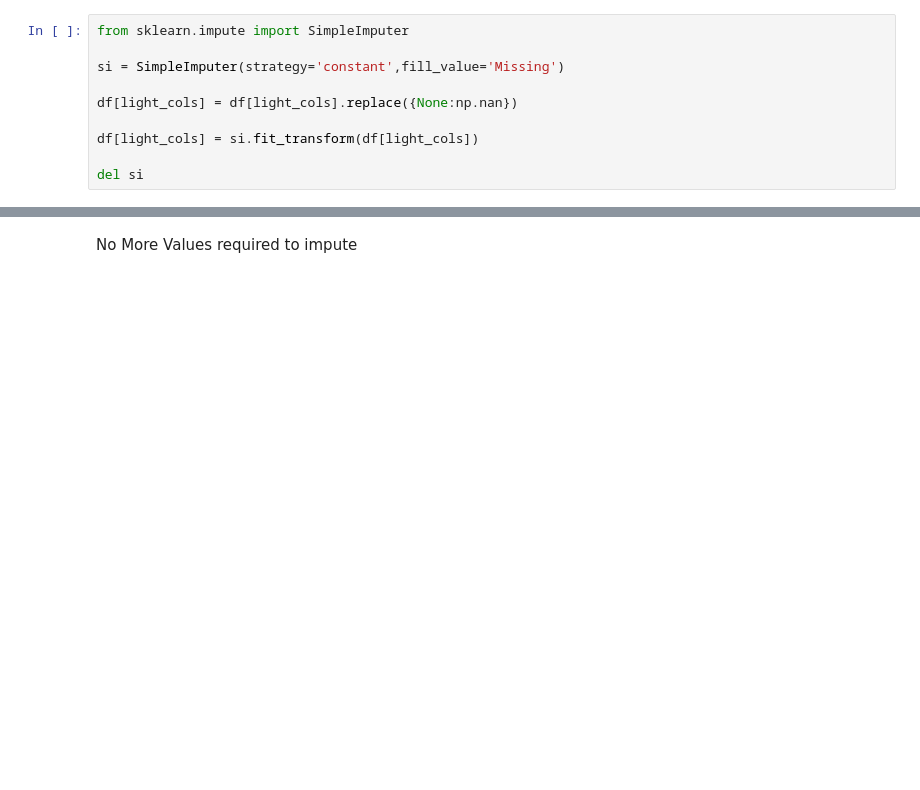
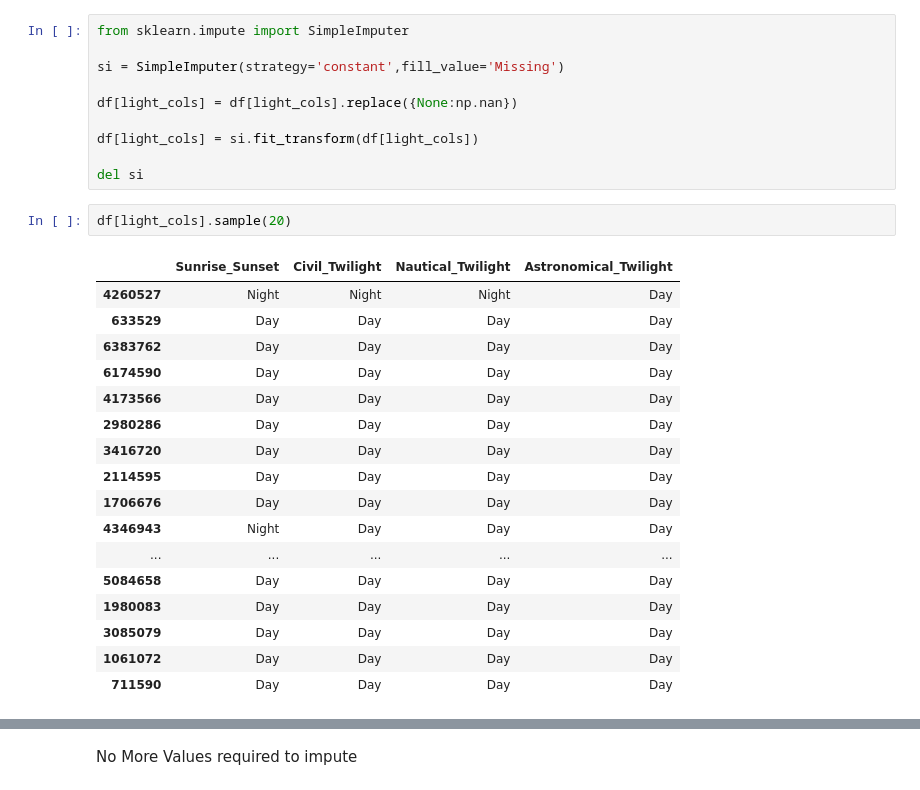
Before and after one commit to Paras-GaurLRN/US-Accidents-EDA-Ensemble-Models, a Jupyter notebook: notebooks/US Accidents - Feature Enginnering Experiments/us-accidents-feature-enginnering-experiments.ipynb, the cells around one changed output, grey strips where cells are left out. Drawn from its saved outputs; the diff is of its cells as text; blank space fills up the shorter version.

```diff
--- a/notebooks/US Accidents - Feature Enginnering Experiments/us-accidents-feature-enginnering-experiments.ipynb
+++ b/notebooks/US Accidents - Feature Enginnering Experiments/us-accidents-feature-enginnering-experiments.ipynb
@@ -1167,3 +1166,23 @@ df[light_cols] = df[light_cols].replace({None:np.nan})
 df[light_cols] = si.fit_transform(df[light_cols])
 
 del si
+# %%
+df[light_cols].sample(20)
+# %% [output]
+|  | Sunrise_Sunset | Civil_Twilight | Nautical_Twilight | Astronomical_Twilight |
+| 4260527 | Night | Night | Night | Day |
+| 633529 | Day | Day | Day | Day |
+| 6383762 | Day | Day | Day | Day |
+| 6174590 | Day | Day | Day | Day |
+| 4173566 | Day | Day | Day | Day |
+| 2980286 | Day | Day | Day | Day |
+| 3416720 | Day | Day | Day | Day |
+| 2114595 | Day | Day | Day | Day |
+| 1706676 | Day | Day | Day | Day |
+| 4346943 | Night | Day | Day | Day |
+| ... | ... | ... | ... | ... |
+| 5084658 | Day | Day | Day | Day |
+| 1980083 | Day | Day | Day | Day |
+| 3085079 | Day | Day | Day | Day |
+| 1061072 | Day | Day | Day | Day |
+| 711590 | Day | Day | Day | Day |
```
Also changed, not shown: parts of 16 cells of this notebook, 2 other files.
